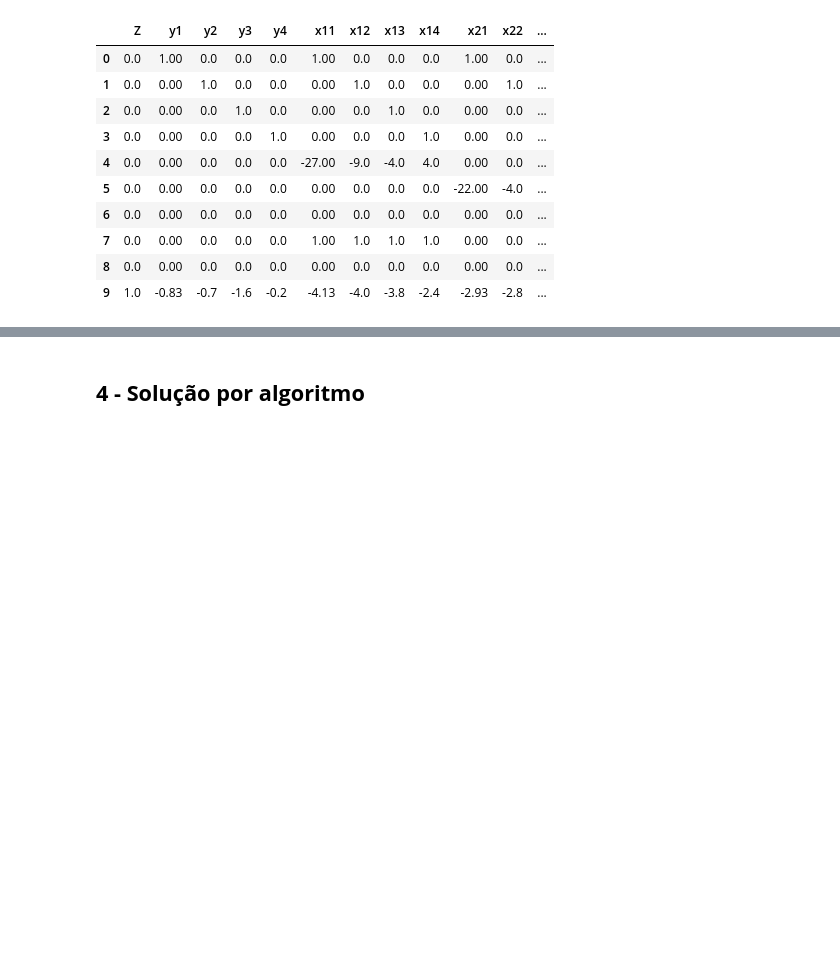
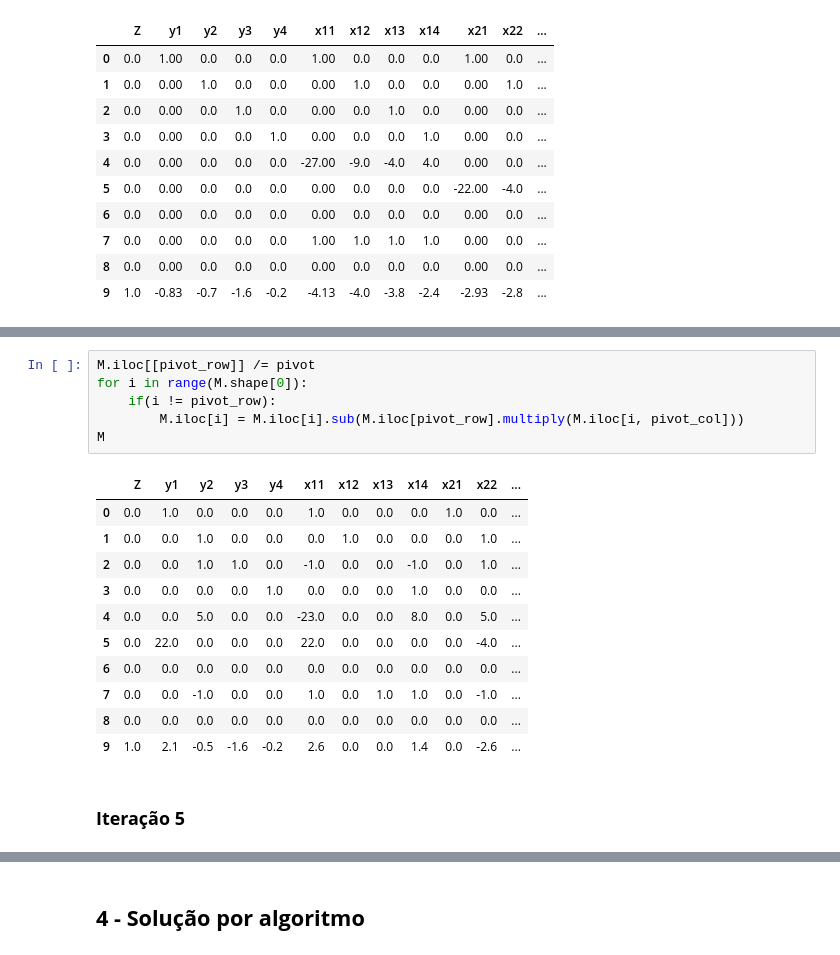
Before and after one commit to Xornotor/PPGEE-Otimizacao-Exercicios, a Jupyter notebook: Lista-01-A/Q5.ipynb, the cells around one changed output, grey strips where cells are left out. Cells and saved outputs as stored; diff of their text form; blank space fills up the shorter version.

```diff
--- a/Lista-01-A/Q5.ipynb
+++ b/Lista-01-A/Q5.ipynb
@@ -171,0 +292,20 @@ M
+# %%
+M.iloc[[pivot_row]] /= pivot
+for i in range(M.shape[0]):
+    if(i != pivot_row):
+        M.iloc[i] = M.iloc[i].sub(M.iloc[pivot_row].multiply(M.iloc[i, pivot_col]))
+M
+# %% [output]
+|  | Z | y1 | y2 | y3 | y4 | x11 | x12 | x13 | x14 | x21 | x22 | ... |
+| 0 | 0.0 | 1.0 | 0.0 | 0.0 | 0.0 | 1.0 | 0.0 | 0.0 | 0.0 | 1.0 | 0.0 | ... |
+| 1 | 0.0 | 0.0 | 1.0 | 0.0 | 0.0 | 0.0 | 1.0 | 0.0 | 0.0 | 0.0 | 1.0 | ... |
+| 2 | 0.0 | 0.0 | 1.0 | 1.0 | 0.0 | -1.0 | 0.0 | 0.0 | -1.0 | 0.0 | 1.0 | ... |
+| 3 | 0.0 | 0.0 | 0.0 | 0.0 | 1.0 | 0.0 | 0.0 | 0.0 | 1.0 | 0.0 | 0.0 | ... |
+| 4 | 0.0 | 0.0 | 5.0 | 0.0 | 0.0 | -23.0 | 0.0 | 0.0 | 8.0 | 0.0 | 5.0 | ... |
+| 5 | 0.0 | 22.0 | 0.0 | 0.0 | 0.0 | 22.0 | 0.0 | 0.0 | 0.0 | 0.0 | -4.0 | ... |
+| 6 | 0.0 | 0.0 | 0.0 | 0.0 | 0.0 | 0.0 | 0.0 | 0.0 | 0.0 | 0.0 | 0.0 | ... |
+| 7 | 0.0 | 0.0 | -1.0 | 0.0 | 0.0 | 1.0 | 0.0 | 1.0 | 1.0 | 0.0 | -1.0 | ... |
+| 8 | 0.0 | 0.0 | 0.0 | 0.0 | 0.0 | 0.0 | 0.0 | 0.0 | 0.0 | 0.0 | 0.0 | ... |
+| 9 | 1.0 | 2.1 | -0.5 | -1.6 | -0.2 | 2.6 | 0.0 | 0.0 | 1.4 | 0.0 | -2.6 | ... |
+# %% [markdown]
+### **Iteração 5**
```
Also changed, not shown: parts of 22 cells of this notebook.
